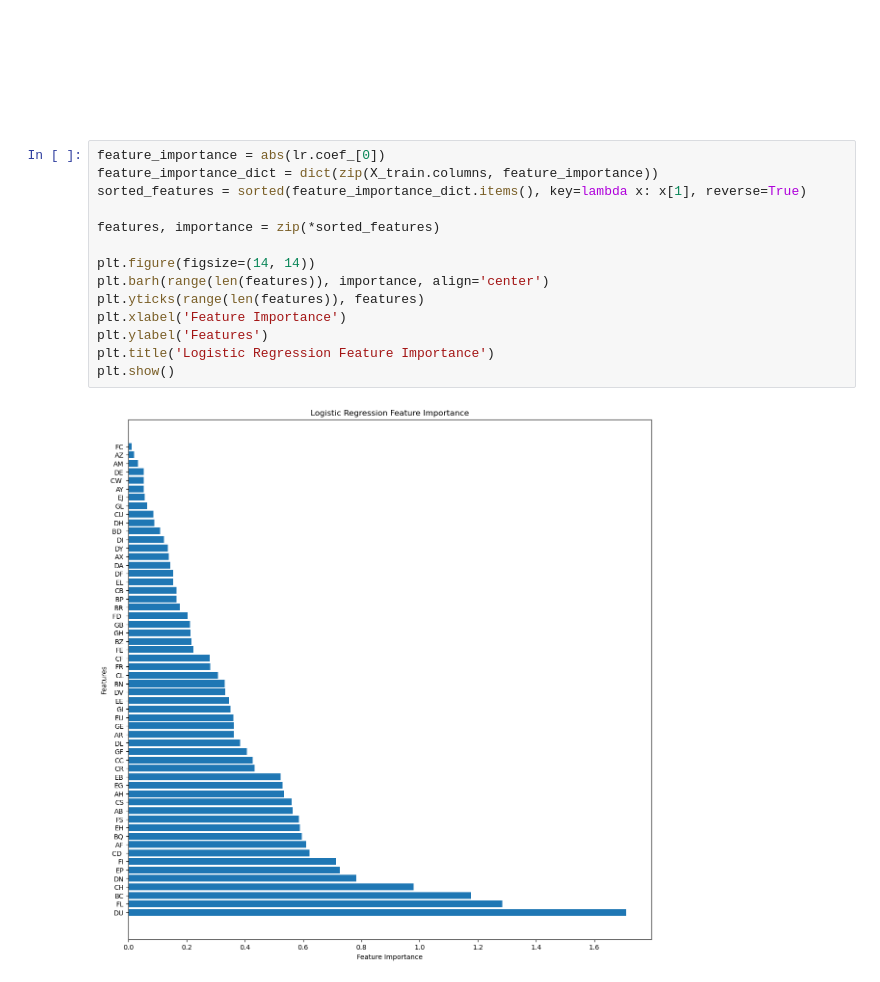
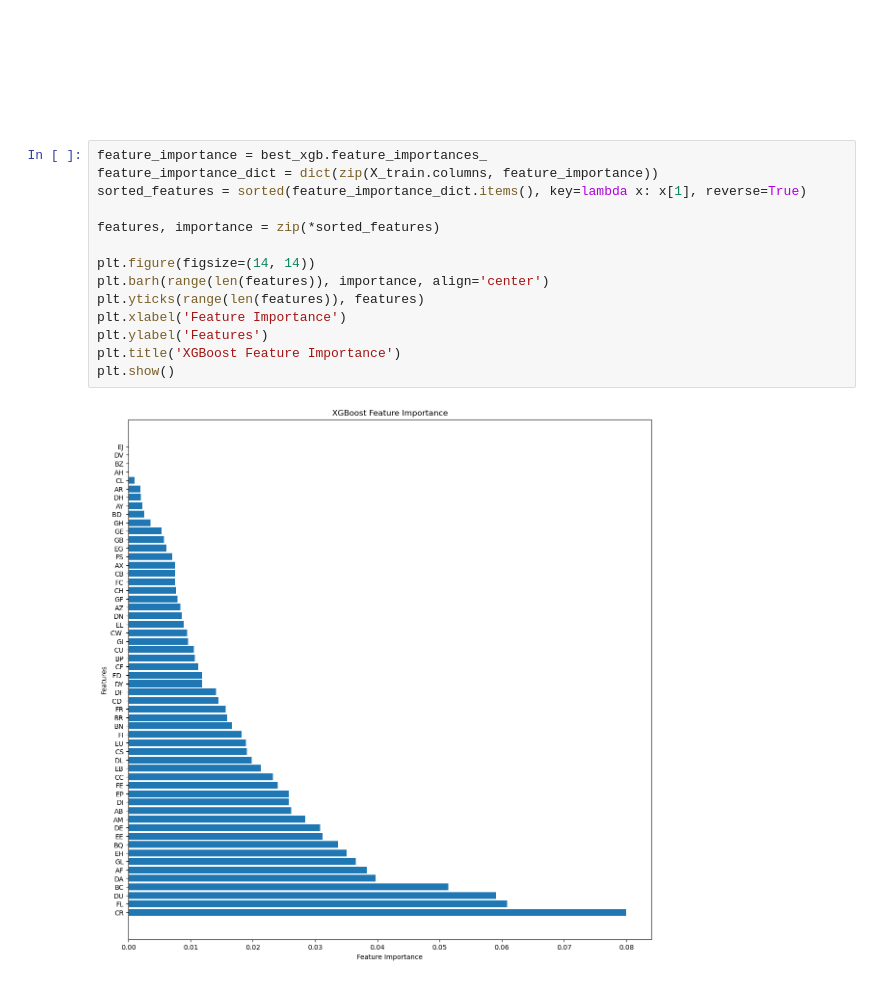
Before and after one commit to utkarshx27/Kaggle-Work-ML-Models, a Jupyter notebook: icr-eda-and-lr-model.ipynb, the cells around one changed output. Saved outputs shown, nothing was run; the diff lists cells and outputs as text.

```diff
--- a/icr-eda-and-lr-model.ipynb
+++ b/icr-eda-and-lr-model.ipynb
@@ -235,18 +235,18 @@ Validation Balanced Log Loss: 0.2924381602894176
 # %% [markdown]
 # <h1 style="padding: 20px;color:white;margin:10;font-size:90%;text-align:left;display:fill;border-radius:14px;overflow:hidden;background-image: url(https://images.rawpixel.com/image_800/cHJpdmF0ZS9sci9pbWFnZXMvd2Vic2l0ZS8yMDIyLTA1L3Vwd2s2MTkxNjM4NC13aWtpbWVkaWEtaW1hZ2Uta293ZXdrYTYuanBn.jpg)"><b><span style='color:white'>Feature Importance</span></b> </h1>
 # %%
-feature_importance = abs(lr.coef_[0])
+feature_importance = best_xgb.feature_importances_
 feature_importance_dict = dict(zip(X_train.columns, feature_importance))
 sorted_features = sorted(feature_importance_dict.items(), key=lambda x: x[1], reverse=True)
 
 features, importance = zip(*sorted_features)
 
 plt.figure(figsize=(14, 14))
 plt.barh(range(len(features)), importance, align='center')
 plt.yticks(range(len(features)), features)
 plt.xlabel('Feature Importance')
 plt.ylabel('Features')
-plt.title('Logistic Regression Feature Importance')
+plt.title('XGBoost Feature Importance')
 plt.show()
 # %% [output]
-[figure, old version]
+[figure, new version]
```
Also changed, not shown: parts of 3 cells of this notebook.
